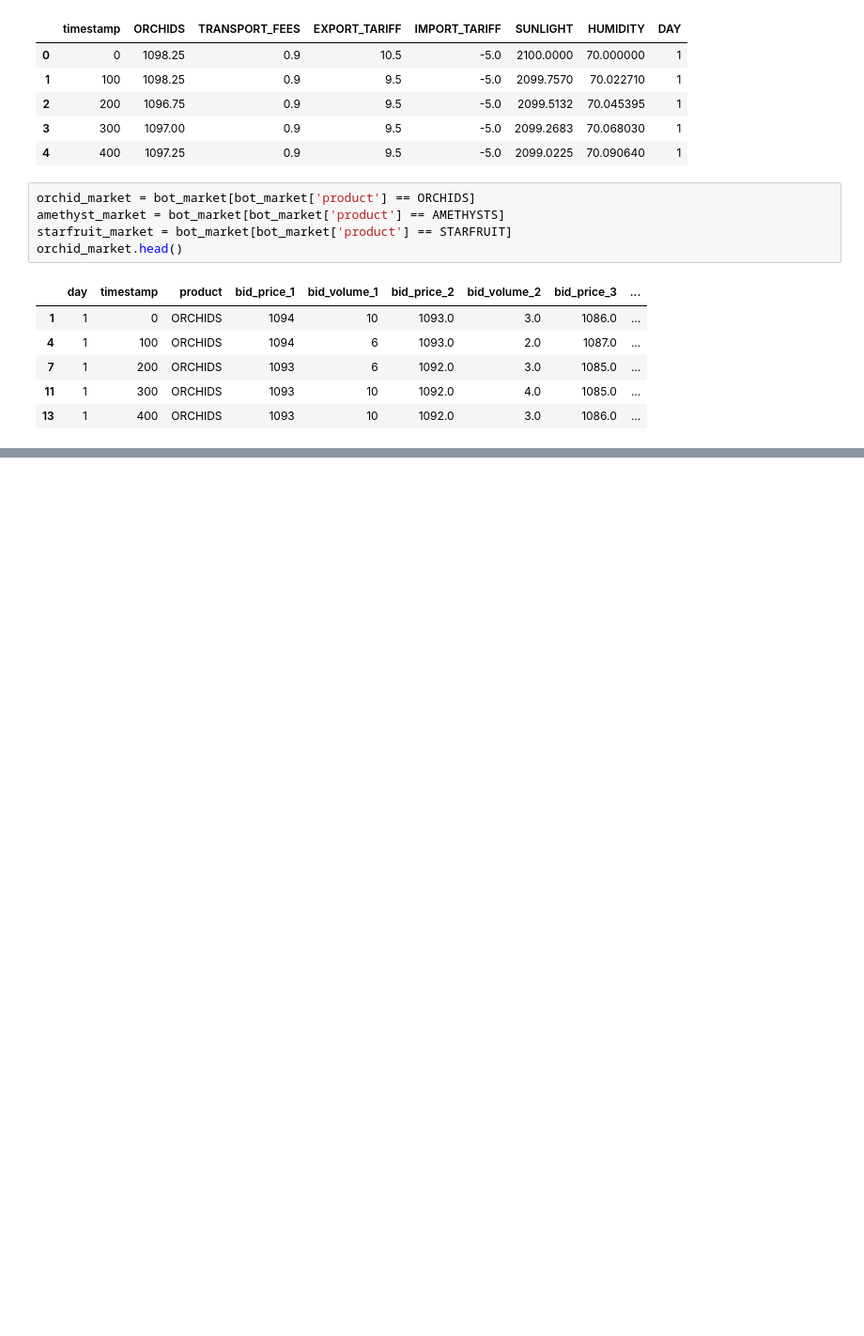
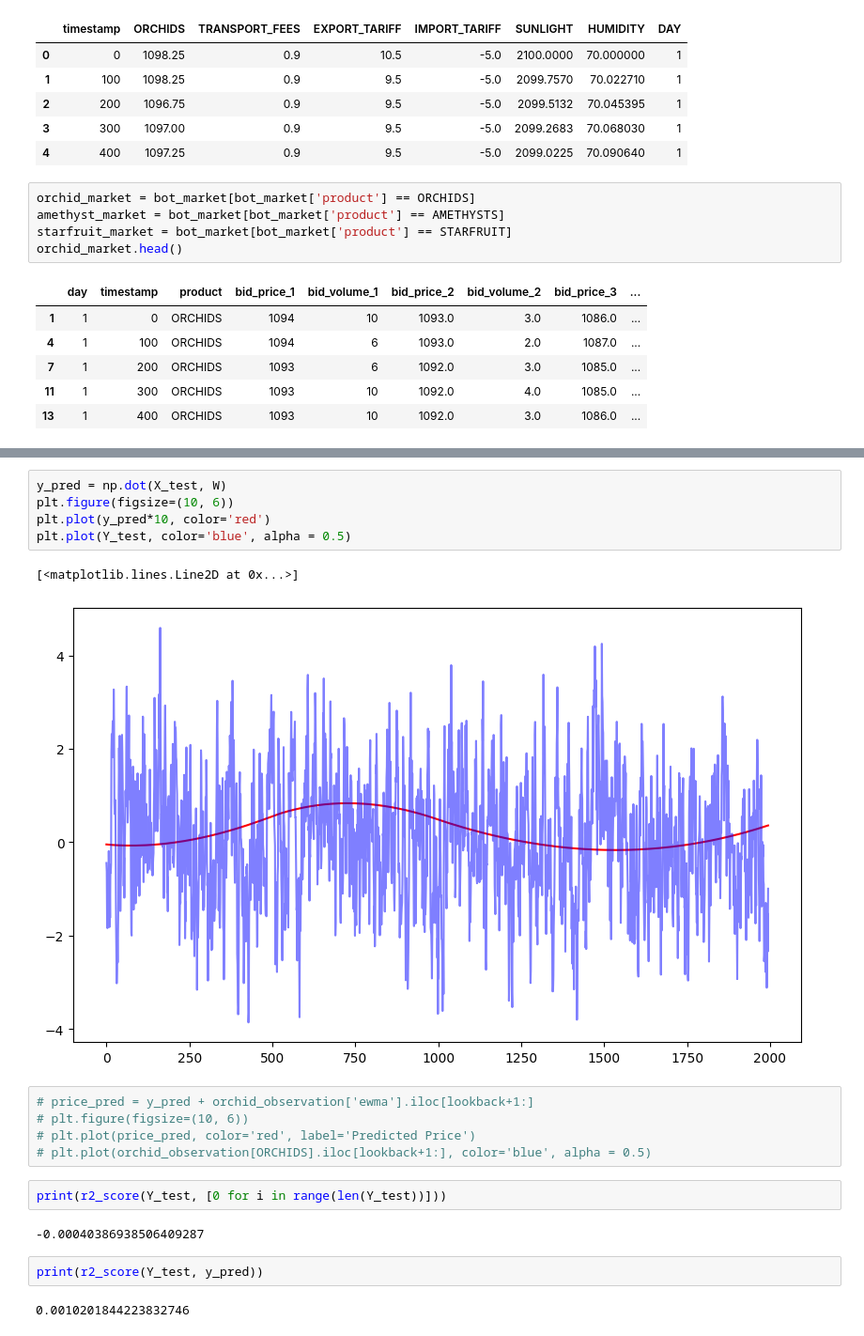
Before and after one commit to dakshox/Prosperity, a Jupyter notebook: second-round/daksh-work/analysis.ipynb, the cells around one changed output, grey strips where cells are left out. Shown at 94% size. Drawn from its saved outputs; the diff is of its cells as text; blank space fills up the shorter version.

```diff
--- a/second-round/daksh-work/analysis.ipynb
+++ b/second-round/daksh-work/analysis.ipynb
@@ -92,0 +231,21 @@ plt.ylim(1050, 1120)
+# %%
+y_pred = np.dot(X_test, W)
+plt.figure(figsize=(10, 6))
+plt.plot(y_pred*10, color='red')
+plt.plot(Y_test, color='blue', alpha = 0.5)
+# %% [output]
+[<matplotlib.lines.Line2D at 0x...>]
+[figure, added]
+# %%
+# price_pred = y_pred + orchid_observation['ewma'].iloc[lookback+1:]
+# plt.figure(figsize=(10, 6))
+# plt.plot(price_pred, color='red', label='Predicted Price')
+# plt.plot(orchid_observation[ORCHIDS].iloc[lookback+1:], color='blue', alpha = 0.5)
+# %%
+print(r2_score(Y_test, [0 for i in range(len(Y_test))]))
+# %% [output]
+-0.00040386938506409287
+# %%
+print(r2_score(Y_test, y_pred))
+# %% [output]
+0.0010201844223832746
```
Also changed, not shown: parts of 13 cells of this notebook, 4 other files.
